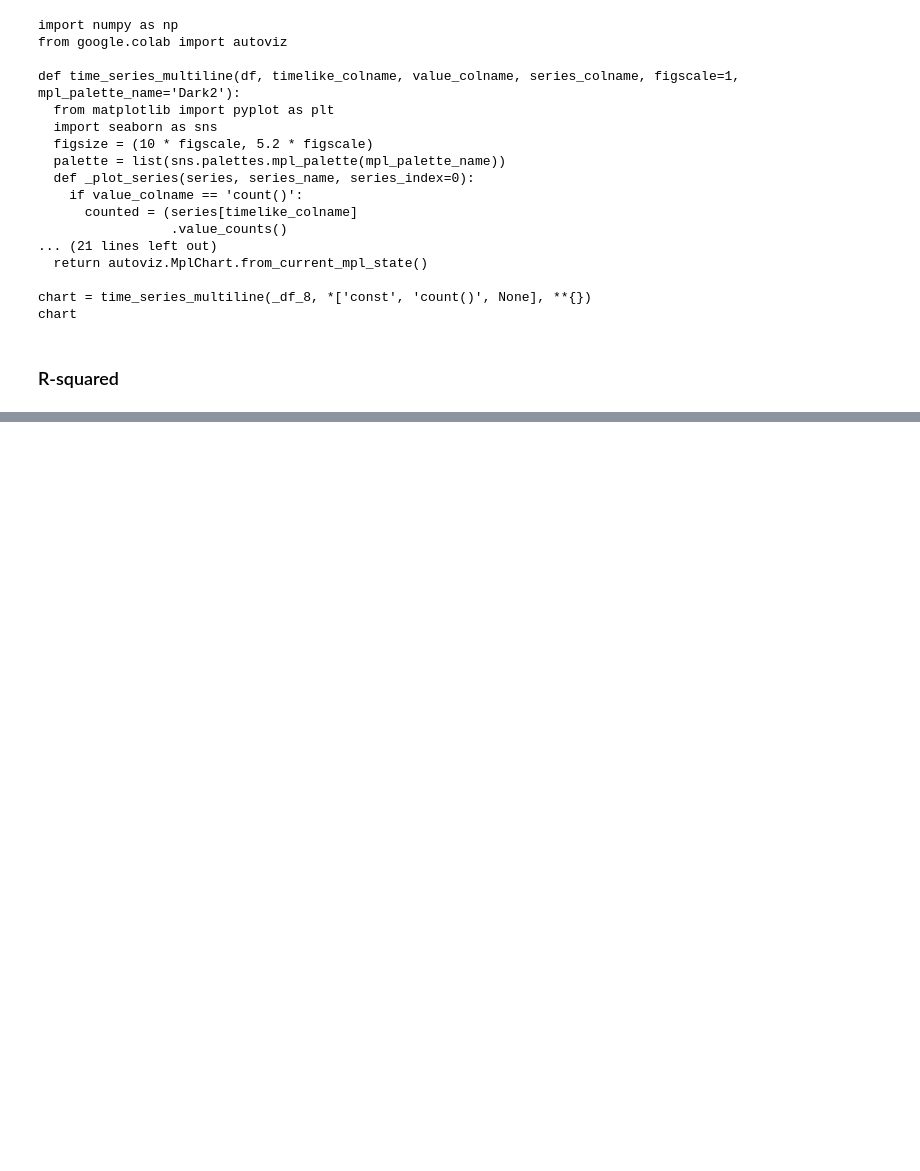
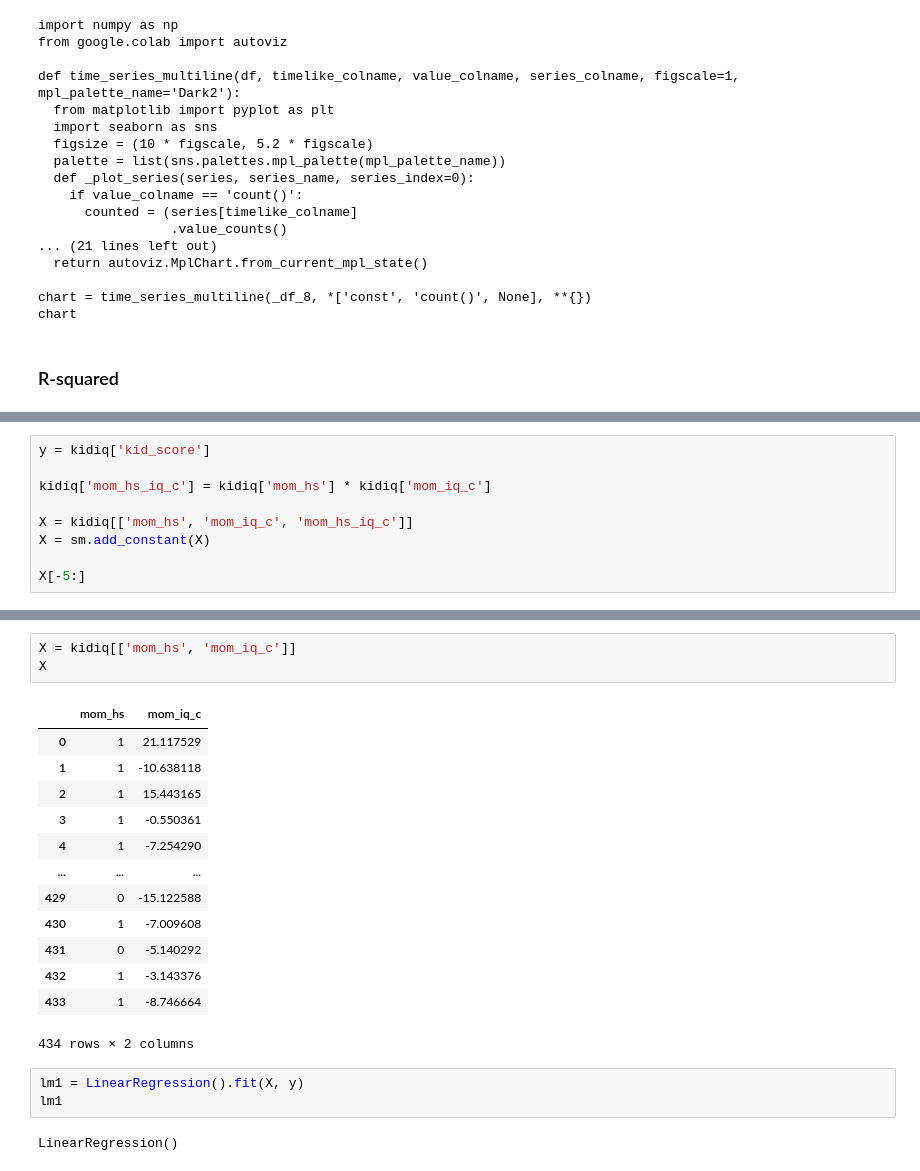
Before and after one commit to jx-dohwan/ML_Project_Collection, a Jupyter notebook: 자녀와엄마의IQ상관관계분석.ipynb, the cells around one changed output, grey strips where cells are left out. Cells and saved outputs as stored; diff of their text form; blank space fills up the shorter version.

```diff
--- a/자녀와엄마의IQ상관관계분석.ipynb
+++ b/자녀와엄마의IQ상관관계분석.ipynb
@@ -537,0 +701,9 @@ chart
+# %%
+y = kidiq['kid_score']
+
+kidiq['mom_hs_iq_c'] = kidiq['mom_hs'] * kidiq['mom_iq_c']
+
+X = kidiq[['mom_hs', 'mom_iq_c', 'mom_hs_iq_c']]
+X = sm.add_constant(X)
+
+X[-5:]
@@ -537,0 +890,22 @@ chart
+# %%
+X = kidiq[['mom_hs', 'mom_iq_c']]
+X
+# %% [output]
+|  | mom_hs | mom_iq_c |
+| 0 | 1 | 21.117529 |
+| 1 | 1 | -10.638118 |
+| 2 | 1 | 15.443165 |
+| 3 | 1 | -0.550361 |
+| 4 | 1 | -7.254290 |
+| ... | ... | ... |
+| 429 | 0 | -15.122588 |
+| 430 | 1 | -7.009608 |
+| 431 | 0 | -5.140292 |
+| 432 | 1 | -3.143376 |
+| 433 | 1 | -8.746664 |
+434 rows × 2 columns
+# %%
+lm1 = LinearRegression().fit(X, y)
+lm1
+# %% [output]
+LinearRegression()
```
Also changed, not shown: parts of 36 cells of this notebook.
